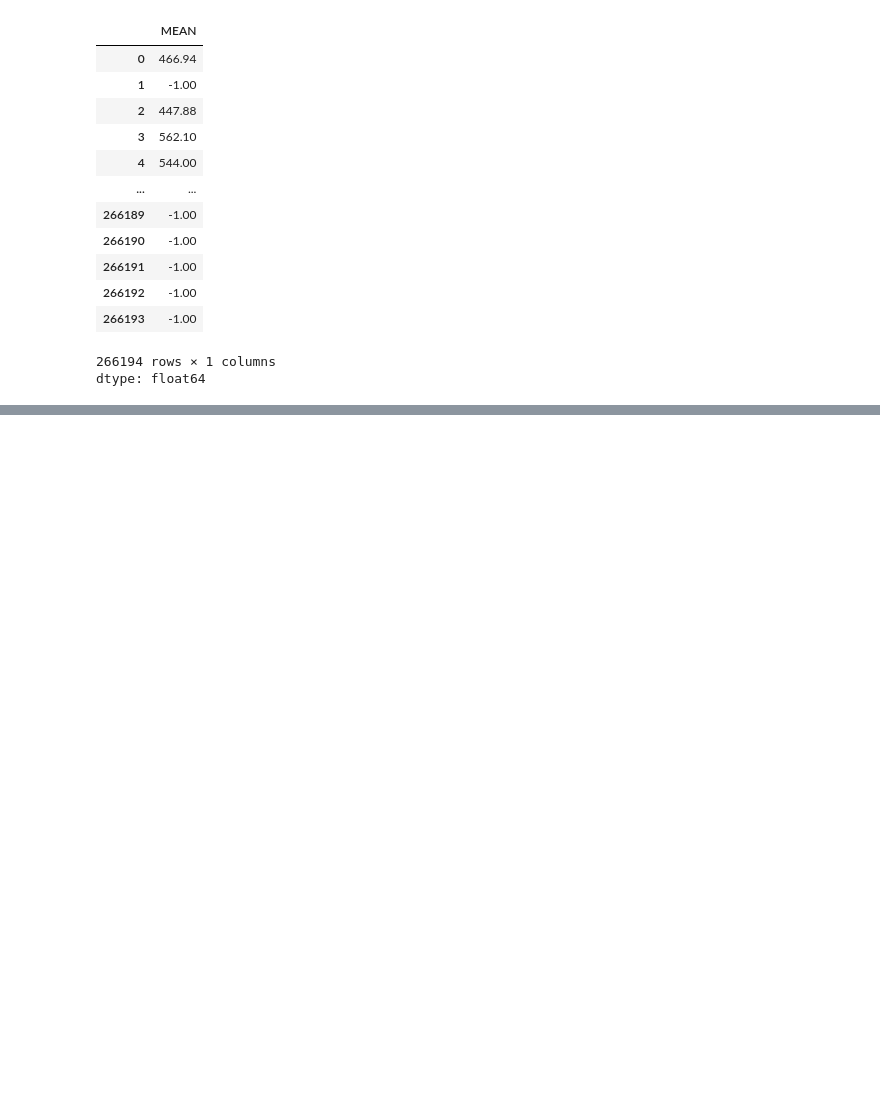
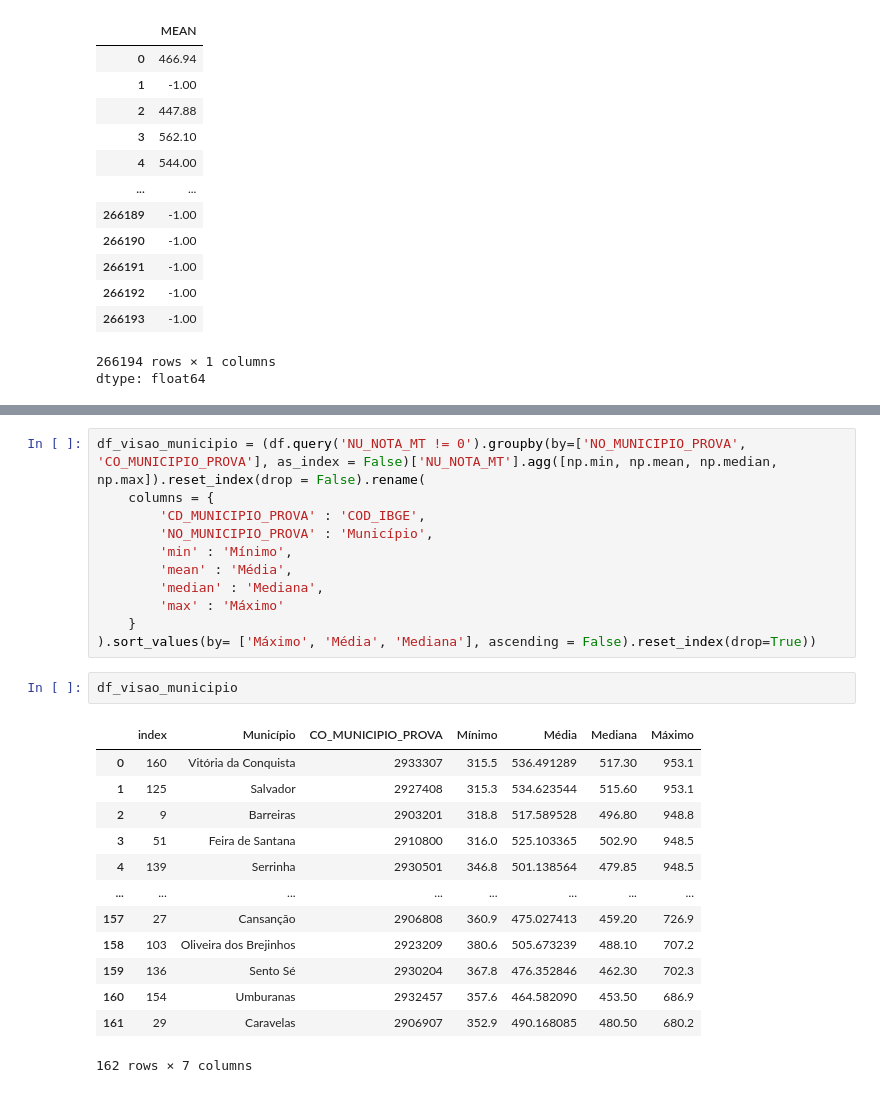
Before and after one commit to leandroclv/python_analise_dados_udemy, a Jupyter notebook: analise_de_dados.ipynb, the cells around one changed output, grey strips where cells are left out. Saved outputs shown, nothing was run; the diff lists cells and outputs as text; blank space fills up the shorter version.

```diff
--- a/analise_de_dados.ipynb
+++ b/analise_de_dados.ipynb
@@ -1112,0 +1188,27 @@ dtype: float64
+# %%
+df_visao_municipio = (df.query('NU_NOTA_MT != 0').groupby(by=['NO_MUNICIPIO_PROVA', 'CO_MUNICIPIO_PROVA'], as_index = False)['NU_NOTA_MT'].agg([np.min, np.mean, np.median, np.max]).reset_index(drop = False).rename(
+    columns = {
+        'CD_MUNICIPIO_PROVA' : 'COD_IBGE',
+        'NO_MUNICIPIO_PROVA' : 'Município',
+        'min' : 'Mínimo',
+        'mean' : 'Média',
+        'median' : 'Mediana',
+        'max' : 'Máximo'
+    }
+).sort_values(by= ['Máximo', 'Média', 'Mediana'], ascending = False).reset_index(drop=True))
+# %%
+df_visao_municipio
+# %% [output]
+|  | index | Município | CO_MUNICIPIO_PROVA | Mínimo | Média | Mediana | Máximo |
+| 0 | 160 | Vitória da Conquista | 2933307 | 315.5 | 536.491289 | 517.30 | 953.1 |
+| 1 | 125 | Salvador | 2927408 | 315.3 | 534.623544 | 515.60 | 953.1 |
+| 2 | 9 | Barreiras | 2903201 | 318.8 | 517.589528 | 496.80 | 948.8 |
+| 3 | 51 | Feira de Santana | 2910800 | 316.0 | 525.103365 | 502.90 | 948.5 |
+| 4 | 139 | Serrinha | 2930501 | 346.8 | 501.138564 | 479.85 | 948.5 |
+| ... | ... | ... | ... | ... | ... | ... | ... |
+| 157 | 27 | Cansanção | 2906808 | 360.9 | 475.027413 | 459.20 | 726.9 |
+| 158 | 103 | Oliveira dos Brejinhos | 2923209 | 380.6 | 505.673239 | 488.10 | 707.2 |
+| 159 | 136 | Sento Sé | 2930204 | 367.8 | 476.352846 | 462.30 | 702.3 |
+| 160 | 154 | Umburanas | 2932457 | 357.6 | 464.582090 | 453.50 | 686.9 |
+| 161 | 29 | Caravelas | 2906907 | 352.9 | 490.168085 | 480.50 | 680.2 |
+162 rows × 7 columns
```
Also changed, not shown: parts of 13 cells of this notebook.
